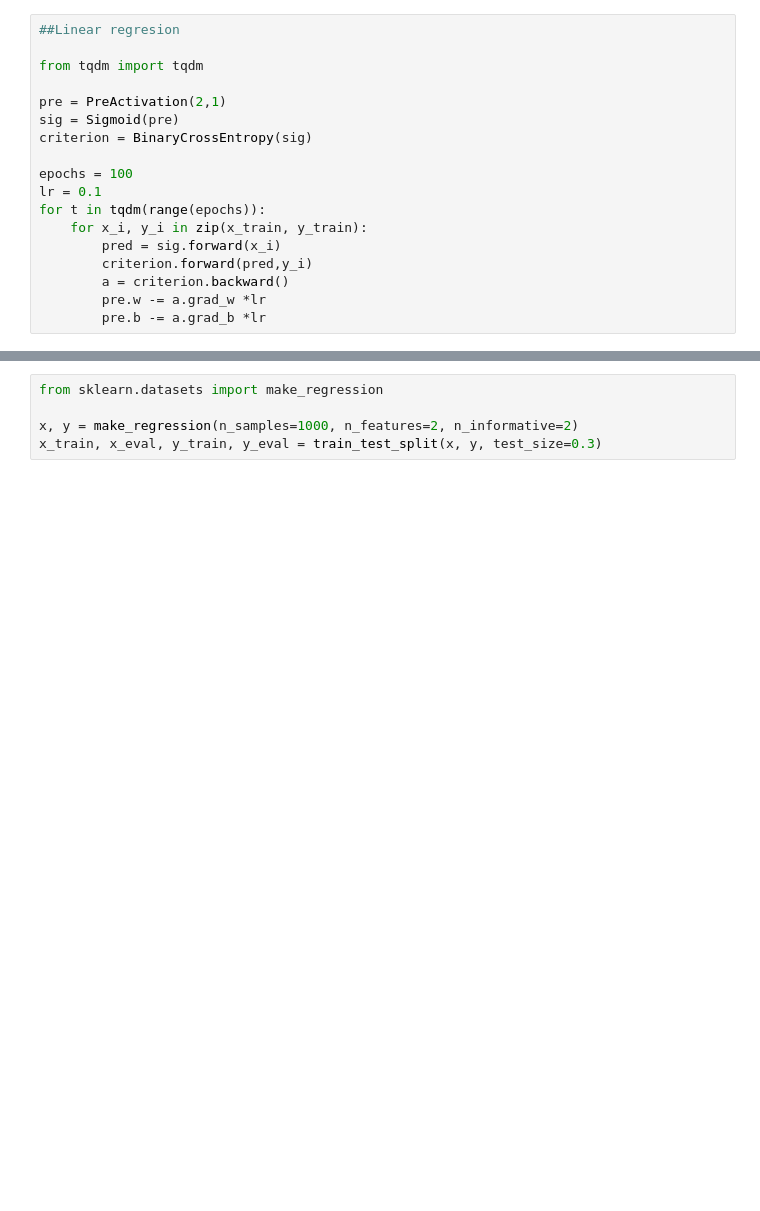
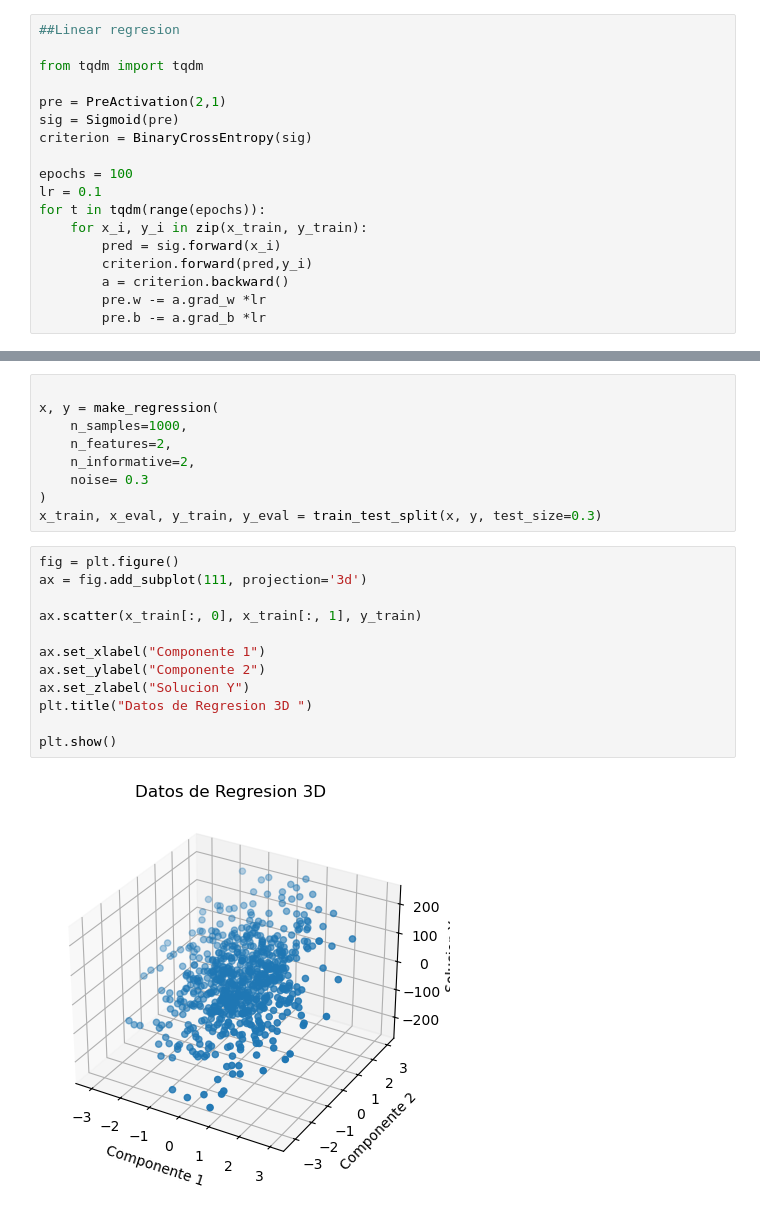
Before and after one commit to israncho/nn_ai, a Jupyter notebook: src/Practica1.ipynb, the cells around one changed output, grey strips where cells are left out. Drawn from its saved outputs; the diff is of its cells as text; blank space fills up the shorter version.

```diff
--- a/src/Practica1.ipynb
+++ b/src/Practica1.ipynb
@@ -172,6 +179,24 @@ class ?????(Node):
 # %%
-from sklearn.datasets import make_regression
 
-x, y = make_regression(n_samples=1000, n_features=2, n_informative=2)
+x, y = make_regression(
+    n_samples=1000,
+    n_features=2,
+    n_informative=2,
+    noise= 0.3
+)
 x_train, x_eval, y_train, y_eval = train_test_split(x, y, test_size=0.3)
+# %%
+fig = plt.figure()
+ax = fig.add_subplot(111, projection='3d')
+
+ax.scatter(x_train[:, 0], x_train[:, 1], y_train)
+
+ax.set_xlabel("Componente 1")
+ax.set_ylabel("Componente 2")
+ax.set_zlabel("Solucion Y")
+plt.title("Datos de Regresion 3D ")
+
+plt.show()
+# %% [output]
+[figure, added]
 # %%
```
Also changed, not shown: parts of 14 cells of this notebook.
